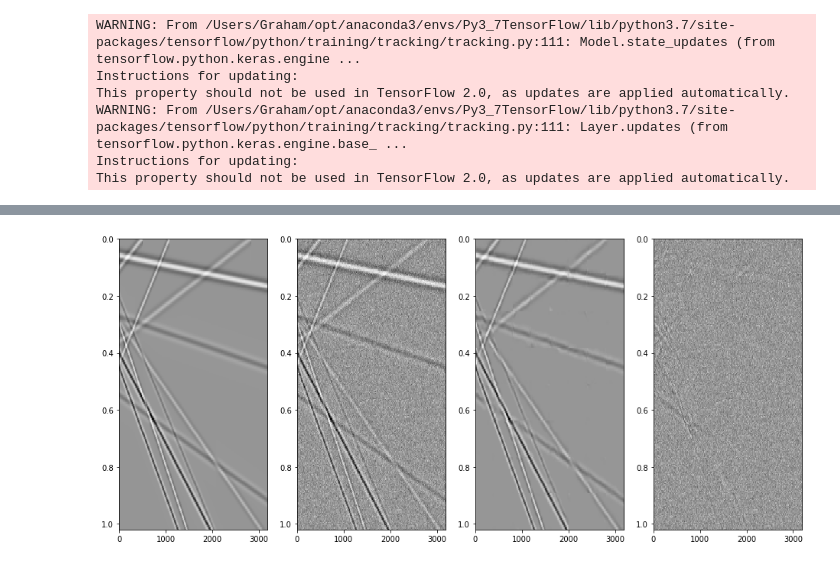
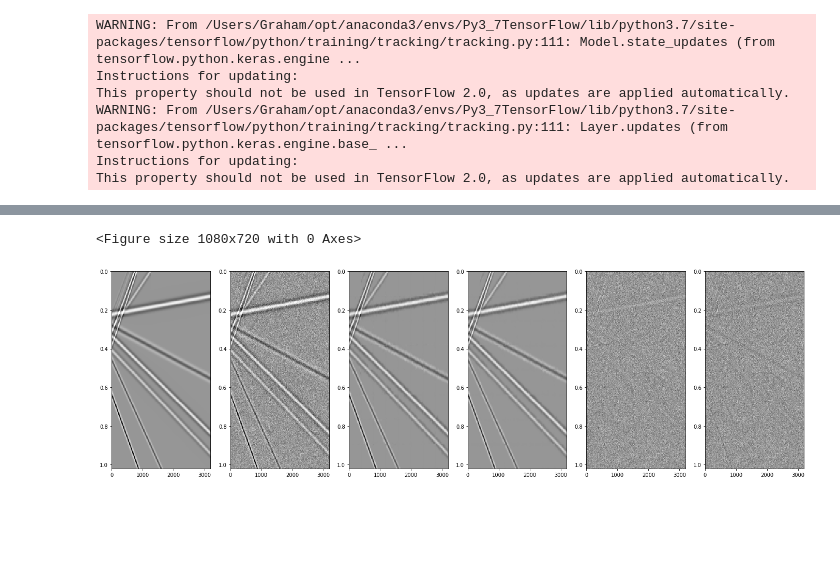
Before and after one commit to Greveley/AutoEncoderImageDenoise, a Jupyter notebook: TrainAndEval_SynSeis.ipynb, the cells around one changed output, grey strips where cells are left out. Cells and saved outputs as stored; diff of their text form; code cells hidden in the pictures; blank space fills up the shorter version.

```diff
--- a/TrainAndEval_SynSeis.ipynb
+++ b/TrainAndEval_SynSeis.ipynb
@@ -250,25 +311,3 @@ predConv_wind_v1.shape[0]/64
-# %%
-# Reshaping predictions
-predANN_wind_v1_resh = predANN_wind_v1.reshape(int(predANN_wind_v1.shape[0]/256),256,16,16)
-predANN_wind_v2_resh = predANN_wind_v2.reshape(int(predANN_wind_v2.shape[0]/256),256,16,16)
-
-
-decoded_imgANN_wind_v1 = []
-decoded_imgANN_wind_v2 = []
-
-orig_noisy = []
-orig_clean = []
-for iImg in range(330):
-    decoded_imgANN_wind_v1.append(windows2img(predANN_wind_v1_resh[iImg],256,256))
-    decoded_imgANN_wind_v2.append(windows2img(predANN_wind_v2_resh[iImg],256,256))
-    orig_noisy.append(windows2img(NS_test_wind[iImg],256,256))
-    orig_clean.append(windows2img(S_test_wind[iImg],256,256))
-
-decoded_imgANN_wind_v1 = np.array(decoded_imgANN_wind_v1)
-decoded_imgANN_wind_v2 = np.array(decoded_imgANN_wind_v2)
-
-orig_noisy = np.array(orig_noisy)
-orig_clean = np.array(orig_clean)
 # %%
 def pred_resh(data,output_size,num_wind,wind_size):
 
@@ -293,0 +330,13 @@ decodedimg_conv3x3 = pred_resh(predConv_wind_3x3,output_size=256,num_wind=64,win
+# %%
+decodedimg_conv3x3 = pred_resh(predConv_wind_3x3,output_size=256,num_wind=64,wind_size=32)
+decodedimg_conv3x3_v2 = pred_resh(predConv_wind_3x3_v2,output_size=256,num_wind=64,wind_size=32)
+
+decodedimg_convUnet = pred_resh(predConvUnet,output_size=256,num_wind=64,wind_size=32)
+decodedimg_convUnet_v2 = pred_resh(predConvUnet_v2,output_size=256,num_wind=64,wind_size=32)
+decodedimg_convUnet_v2_SGD = pred_resh(predConvUnet_v2_SGD,output_size=256,num_wind=64,wind_size=32)
+
+decodedimg_convUnet_v3_SGD = pred_resh(predConvUnet_v3_SGD,output_size=256,num_wind=64,wind_size=32)
+
+
+
+# decodedimg_ANNwind = pred_resh(predANN_wind,output_size=256,num_wind=256,wind_size=16)
@@ -295,7 +351,7 @@ decodedimg_conv3x3 = pred_resh(predConv_wind_3x3,output_size=256,num_wind=64,win
 # Reshaping predictions
 orig_noisy = []
 orig_clean = []
-for iImg in range(165):
+for iImg in range(33):
     orig_noisy.append(windows2img(NS_test_conv[iImg],256,256))
     orig_clean.append(windows2img(S_test_conv[iImg],256,256))
 
@@ -335,4 +360,6 @@ decoded_imgANN_trc_v2 = predANN_trc_v2.reshape(330,256,256,1)
-# %%
-PlotSeis([orig_clean,orig_noisy,decodedimg_conv3x3,orig_noisy-decodedimg_conv3x3],num=23)
-# %% [output]
-[figure, removed]
+# %%
+plt.figure(figsize=(15,10))
+PlotSeis([orig_clean,orig_noisy,decodedimg_convUnet_v2_SGD,decodedimg_convUnet_v3_SGD,orig_noisy-decodedimg_convUnet_v2_SGD,orig_noisy-decodedimg_convUnet_v3_SGD],num=12)
+# %% [output]
+<Figure size 1080x720 with 0 Axes>
+[figure, added]
```
Also changed, not shown: parts of 36 cells of this notebook.
